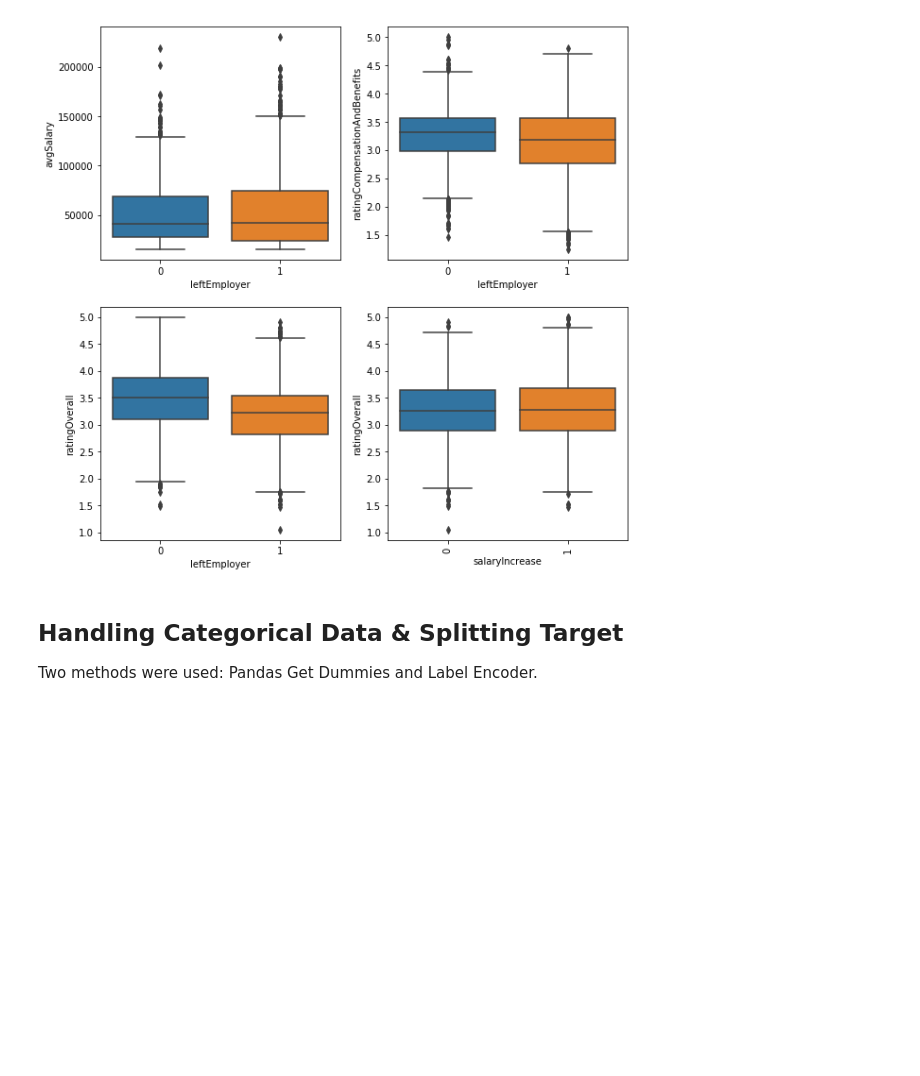
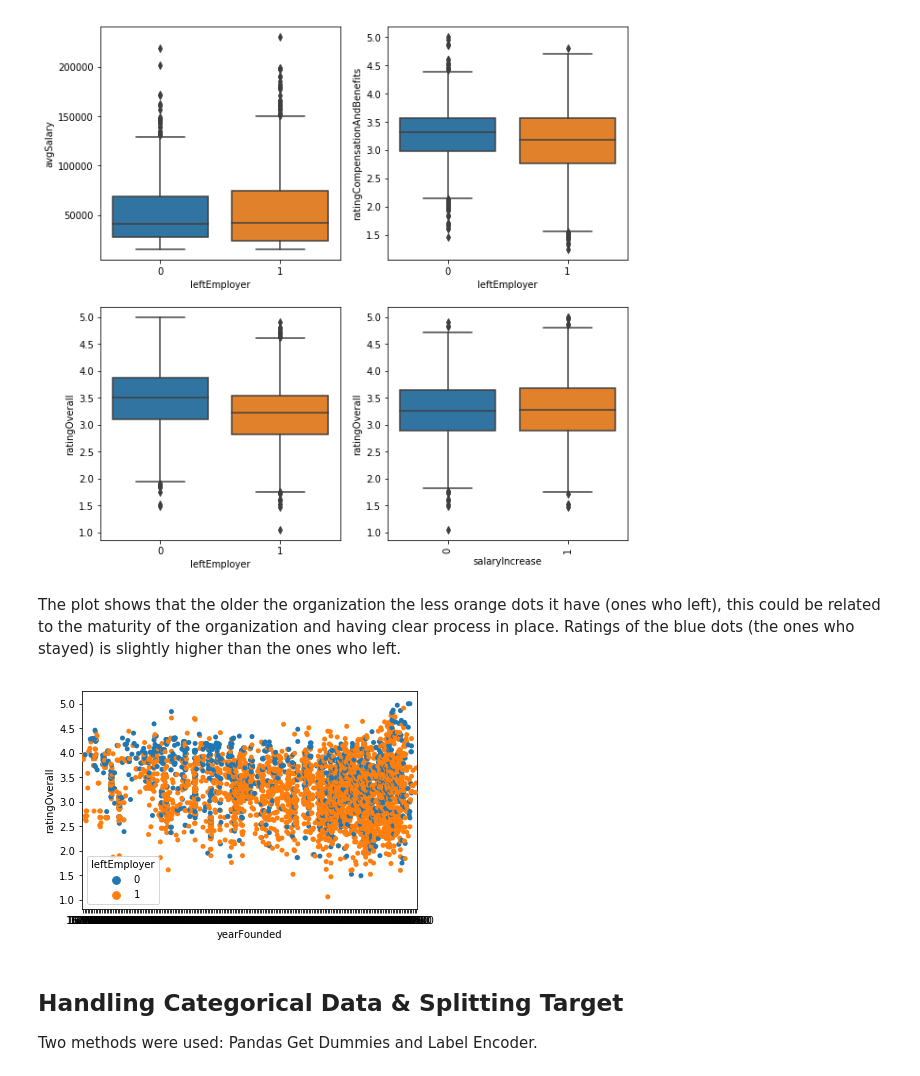
Before and after one commit to steve98654/attrition, a Jupyter notebook: src/Glassdoorattrition v2.ipynb, the cells around one changed output. Saved outputs shown, nothing was run; the diff lists cells and outputs as text; code cells hidden in the pictures; blank space fills up the shorter version.

Commit message:
Added 4 charts

```diff
--- a/src/Glassdoorattrition v2.ipynb
+++ b/src/Glassdoorattrition v2.ipynb
@@ -349,6 +349,14 @@ sns.boxplot(clean_raw_df['salaryIncrease'], clean_raw_df['ratingOverall'], ax =
 plt.show()
 # %% [output]
 [figure]
+# %% [markdown]
+The plot shows that the older the organization the less orange dots it have (ones who left), this could be related to the maturity of the organization and having clear process in place.
+Ratings of the blue dots (the ones who stayed) is slightly higher than the ones who left.
+# %%
+sns.swarmplot(x="yearFounded", y="ratingOverall", hue="leftEmployer", data=clean_raw_df);
+plt.show()
+# %% [output]
+[figure, added]
 # %% [markdown]
 ## Handling Categorical Data & Splitting Target
 Two methods were used: Pandas Get Dummies and Label Encoder.
```
Also changed, not shown: parts of 1 cell of this notebook.
